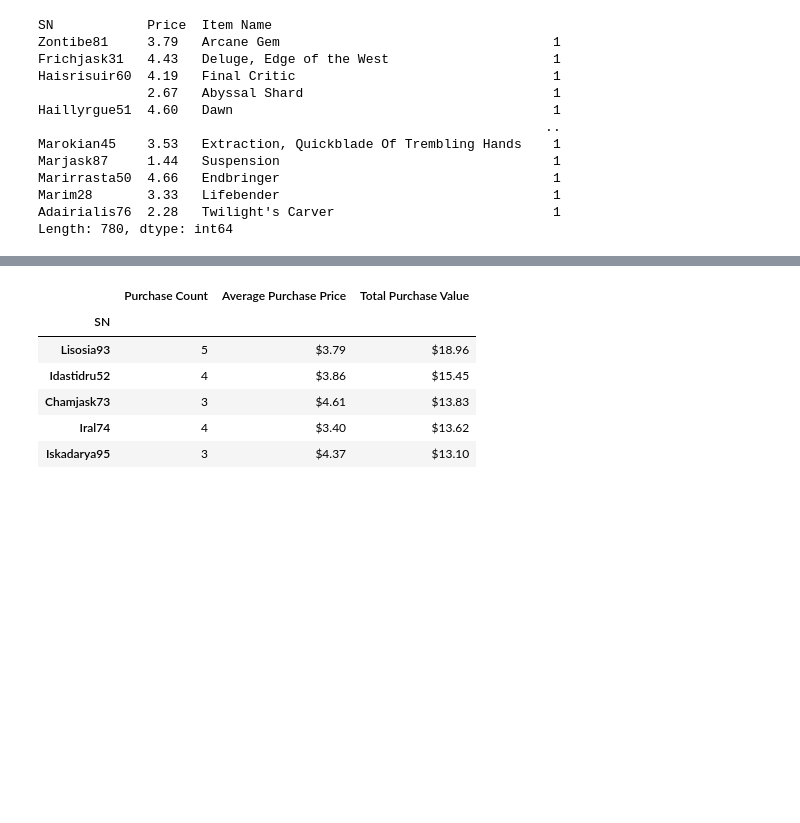
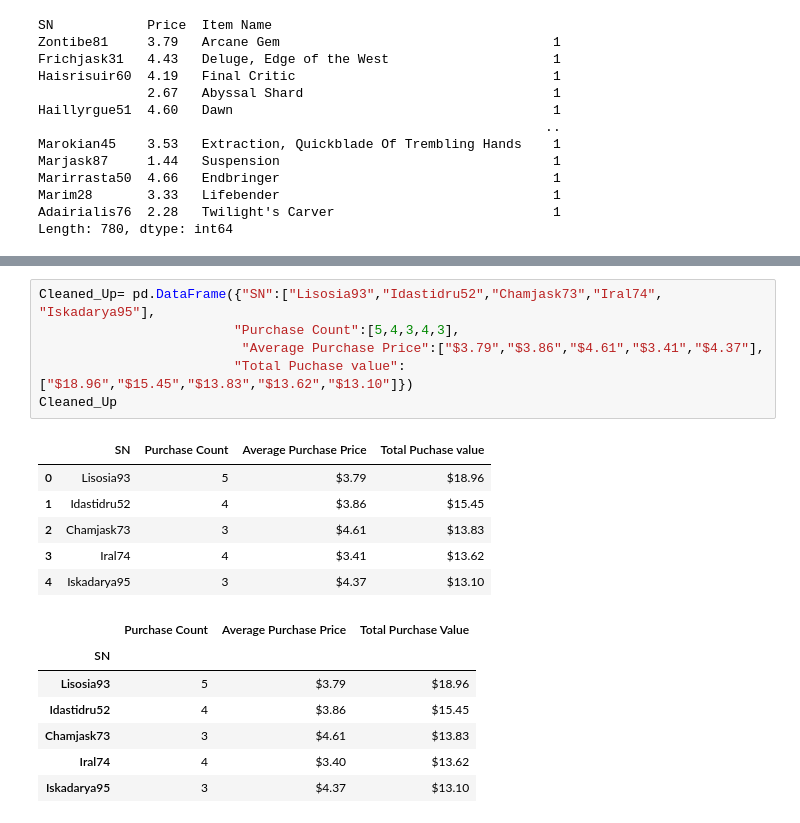
Before and after one commit to cdturner618/Panda-Challenge, a Jupyter notebook: HeroesOfPymoli/HeroesOfPymoli_starter.ipynb, the cells around one changed output, grey strips where cells are left out. Saved outputs shown, nothing was run; the diff lists cells and outputs as text; blank space fills up the shorter version.

```diff
--- a/HeroesOfPymoli/HeroesOfPymoli_starter.ipynb
+++ b/HeroesOfPymoli/HeroesOfPymoli_starter.ipynb
@@ -545,3 +579,16 @@ sort_df.head()
+# %%
+Cleaned_Up= pd.DataFrame({"SN":["Lisosia93","Idastidru52","Chamjask73","Iral74", "Iskadarya95"],
+                         "Purchase Count":[5,4,3,4,3],
+                          "Average Purchase Price":["$3.79","$3.86","$4.61","$3.41","$4.37"],
+                         "Total Puchase value":["$18.96","$15.45","$13.83","$13.62","$13.10"]})
+Cleaned_Up
+# %% [output]
+|  | SN | Purchase Count | Average Purchase Price | Total Puchase value |
+| 0 | Lisosia93 | 5 | $3.79 | $18.96 |
+| 1 | Idastidru52 | 4 | $3.86 | $15.45 |
+| 2 | Chamjask73 | 3 | $4.61 | $13.83 |
+| 3 | Iral74 | 4 | $3.41 | $13.62 |
+| 4 | Iskadarya95 | 3 | $4.37 | $13.10 |
 # %%
 # %% [output]
 |  | Purchase Count | Average Purchase Price | Total Purchase Value |
```
Also changed, not shown: parts of 12 cells of this notebook.
